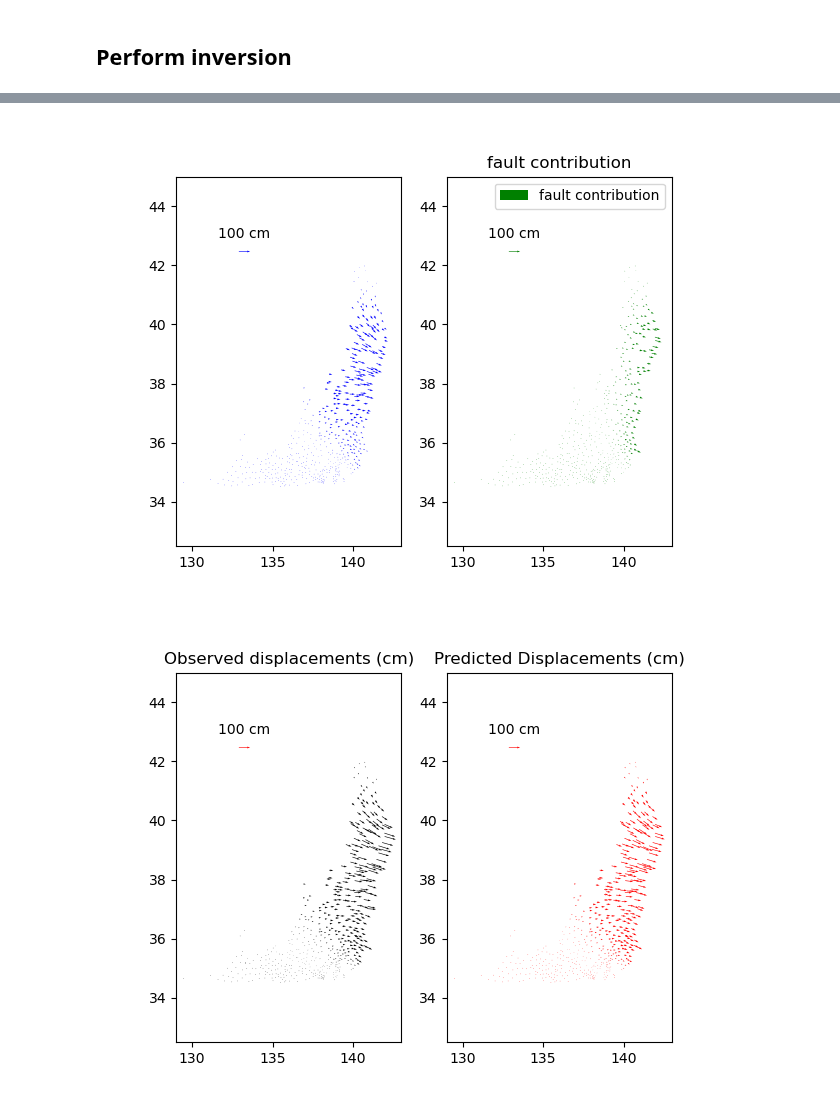
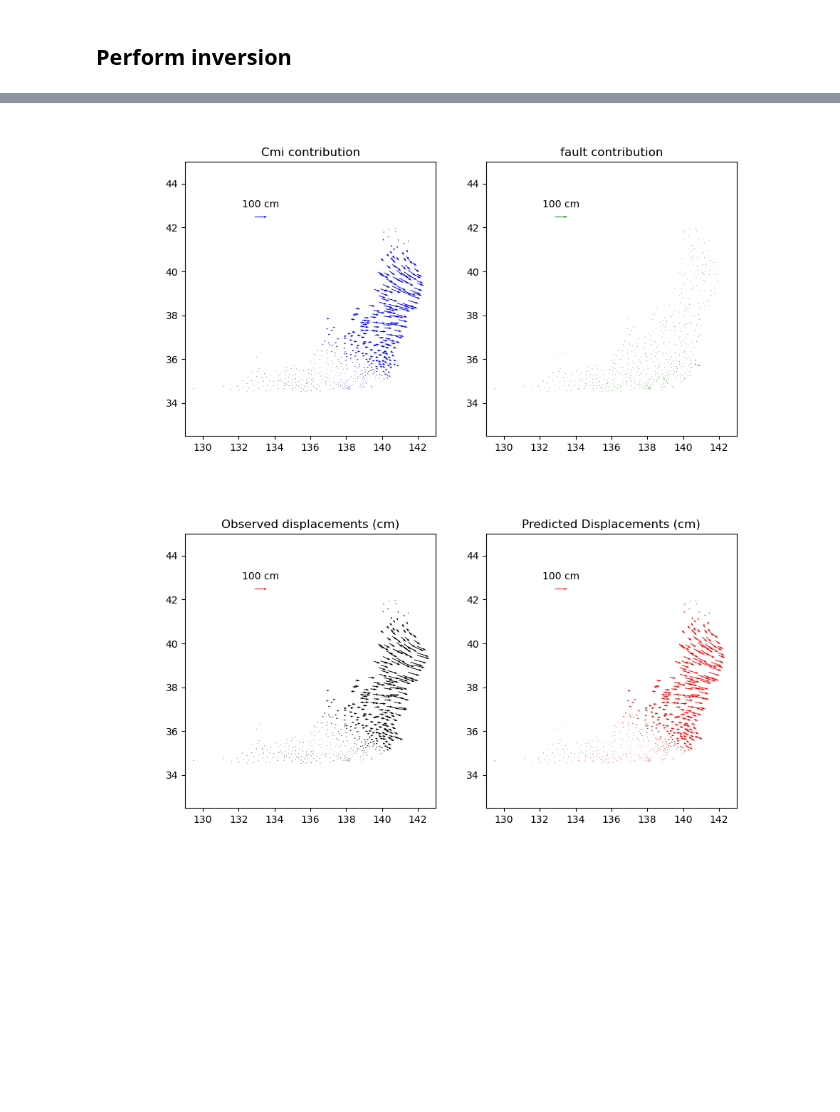
Before and after one commit to e-middleton/Emily_fault_displacement, a Jupyter notebook: CMI.ipynb, the cells around one changed output, grey strips where cells are left out. Cells and saved outputs as stored; diff of their text form; code cells hidden in the pictures; blank space fills up the shorter version.

```diff
--- a/CMI.ipynb
+++ b/CMI.ipynb
@@ -111,10 +151,6 @@ def scalar2(p1, p2, cross_lat):
 #### Define points along the depth contour given a plane depth by calculating which triangles span the contour, and a point along the two triangle legs that sits at that defined depth.
 # %%
 # Create depth contour points using triangle elements spanning the CMI depth
-
-# depth of the CMI
-plane_depth = 50
-cmi_depth = 50
 
 # triangle node values and empty list
 # each row is a triangle element [lon1, lat1, dep1, lon2, lat2, dep2, lon3, lat3, dep3]
@@ -1413,0 +1445,6 @@ pred_disp = disp_mat.dot(est_slip)
+# %%
+# creates a folder to save the figures, if saveFigures==True
+
+if saveFigures:
+    os.system('mkdir ~/Desktop/cmiModeling/' + testName)
+    fig_path = os.path.join("~/Desktop/cmiModeling", testName)
@@ -1472,6 +1514,7 @@ print(max_mag_f, max_mag_h)
 # %%
 # calculate displacements by which components
 
+# square the components
 east_disp = np.square(pred_disp[0::3]).reshape(1,-1)
 north_disp = np.square(pred_disp[1::3]).reshape(1, -1)
 
@@ -1480,50 +1523,57 @@ total_disp = np.sqrt(np.sum(np.vstack((east_disp, north_disp)), axis=0))
 
 # calc disp from cmi, beginning from the cmi elements to the end of the cmi elements
 cmi_disp = disp_mat[:, all_elem_beg[1]:all_elem_beg[2]].dot(est_slip[all_elem_beg[1]:all_elem_beg[2]])
-cmi_e = np.square(cmi_disp[0::3]).reshape(1,-1)
+cmi_e = np.square(cmi_disp[0::3]).reshape(1,-1) # square components
 cmi_n = np.square(cmi_disp[1::3]).reshape(1,-1)
 total_cmi_disp = np.sqrt(np.sum(np.vstack((cmi_e, cmi_n)), axis=0))
 
 # fault disp
 fault_disp = disp_mat[:, all_elem_beg[0]:all_elem_beg[1]].dot(est_slip[all_elem_beg[0]:all_elem_beg[1]])
-fault_e = np.square(fault_disp[0::3]).reshape(1,-1)
+fault_e = np.square(fault_disp[0::3]).reshape(1,-1) # square components
 fault_n = np.square(fault_disp[1::3]).reshape(1,-1)
 total_fault_disp = np.sqrt(np.sum(np.vstack((fault_e, fault_n)), axis=0))
 
 
-fig, ax = plt.subplots(1, 2)
+fig, ax = plt.subplots(1, 2, figsize=(10,5))
 Q= ax[0].quiver(gps.lon, gps.lat, gps.east_vel, gps.north_vel, scale=vec_scale, color='k', label='observed')
 ax[0].quiverkey(Q, X = 0.3, Y=0.8, U=100, label='100 cm',labelpos='N', color='r')
 ax[0].set_title("Observed displacements (cm)")
 ax[0].set_ylim([32.5, 45])
 ax[0].set_xlim([129, 143])
 
 Q1 = ax[1].quiver(gps.lon, gps.lat, pred_disp[0::3], pred_disp[1::3], scale=vec_scale, color='r', label='predicted')
 ax[1].quiverkey(Q1, X=0.3, Y=0.8, U=100, label="100 cm", labelpos='N', color='r')
 #ax.quiver(gps.lon, gps.lat, data_vector[0:1497:3], data_vector[1:1497:3], scale=vec_scale, color='b')
 ax[1].set_ylim([32.5, 45])
 ax[1].set_xlim([129, 143])
 plt.title("Predicted Displacements (cm)")
 
+if saveFigures and disp_sep:
+    plt.savefig('dispByComponent.png')
+    os.system('mv ./dispByComponent.png ' + fig_path)
 
-fig, ax = plt.subplots(1, 2)
+
+fig, ax = plt.subplots(1, 2, figsize=(10,5))
 Q2 = ax[0].quiver(gps.lon, gps.lat, cmi_disp[0::3], cmi_disp[1::3], scale=vec_scale, color='b', label="cmi contribution")
 ax[0].quiverkey(Q2, X=0.3, Y=0.8, U=100, label="100 cm", labelpos='N', color='b')
 ax[0].set_ylim([32.5, 45])
 ax[0].set_xlim([129, 143])
-plt.title("Cmi contribution")
+ax[0].set_title("Cmi contribution")
 
 Q3 = ax[1].quiver(gps.lon, gps.lat, fault_disp[0::3], fault_disp[1::3], scale=vec_scale, color='g', label="fault contribution")
 ax[1].quiverkey(Q3, X=0.3, Y=0.8, U=100, label="100 cm", labelpos='N', color='g')
 ax[1].set_ylim([32.5, 45])
 ax[1].set_xlim([129, 143])
 plt.title("fault contribution")
 
-plt.legend()
+if saveFigures and all_disp:
+    plt.savefig('totalDisp.png')
+    os.system('mv ./totalDisp.png ' + fig_path) # move it into the test output folder
+
 plt.show()
 # %% [output]
-[figure, old version]
+[figure, new version]
-[figure, old version]
+[figure, new version]
 # %%
 ratio = total_cmi_disp / total_disp
 
```
Also changed, not shown: parts of 21 cells of this notebook.
